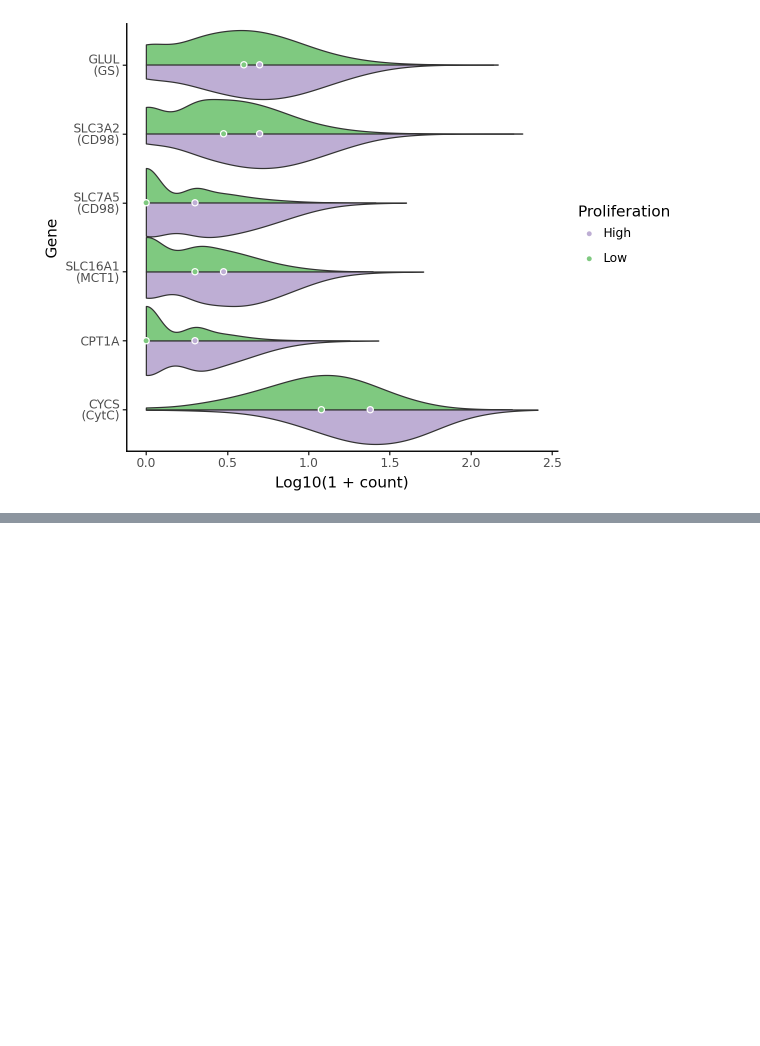
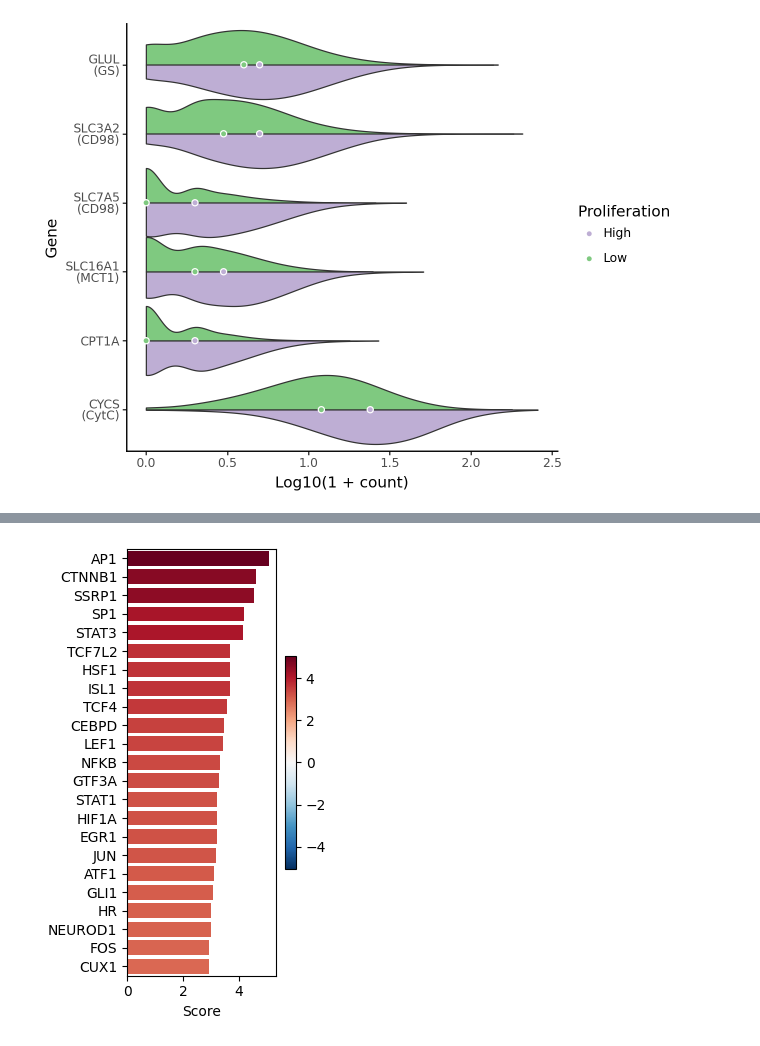
Before and after one commit to HartmannLab/MIBI-Analysis_Hamburg_CRC_TMA_2024, a Jupyter notebook: notebooks/validation/Pelka.ipynb, the cells around one changed output, grey strips where cells are left out. Cells and saved outputs as stored; diff of their text form; code cells hidden in the pictures; blank space fills up the shorter version.

Commit message:
Add enrichments for DEGs

```diff
--- a/notebooks/validation/Pelka.ipynb
+++ b/notebooks/validation/Pelka.ipynb
@@ -90,0 +95,6 @@ gp
+# %%
+enrich_healthy = pd.read_csv("../../data/pelka-reanalysis/EnrichmentProlifHealthy.csv", index_col=0)
+assert np.all(np.isclose(enrich_healthy["Malignant P-Value"], enrich_healthy["Healthy P-Value"]))
+enrich_healthy = enrich_healthy.loc[enrich_healthy["Malignant P-Value"] < 0.05]
+print(enrich_healthy.shape)
+enrich_healthy.head()
@@ -90,0 +110,7 @@ gp
+# %%
+enrich_tumor = pd.read_csv("../../data/pelka-reanalysis/EnrichmentProlifCancer.csv", index_col=0)
+# Drop LY6E and TGFBI, enriched by design
+enrich_tumor.drop(["ENSG00000160932", "ENSG00000120708"], inplace=True)
+enrich_tumor = enrich_tumor.loc[enrich_tumor["Malignant P-Value"] < 0.05]
+print(enrich_tumor.shape)
+enrich_tumor.head()
@@ -90,0 +126,14 @@ gp
+# %%
+# Merge tables
+enrich_tumor = pd.concat([enrich_tumor, enrich_healthy])
+# %%
+# See https://decoupler.readthedocs.io/en/latest/notebooks/bulk/rna.html
+import decoupler as dc
+data = pd.DataFrame(enrich_tumor["Malignant Log2 Fold Change"]).set_index(enrich_tumor["FeatureName"]).T
+
+collectri = dc.op.collectri(organism='human')
+tf_acts, tf_padj = dc.mt.ulm(data=data, net=collectri)
+msk = (tf_padj.T < 0.05).iloc[:, 0]
+tf_acts = tf_acts.loc[:, msk]
+
+tf_acts
@@ -90,0 +144,11 @@ gp
+# %%
+from matplotlib import pyplot as plt
+dc.pl.barplot(
+    data=tf_acts,
+    name='Malignant Log2 Fold Change',
+    top=25,
+    figsize=(3, 5)
+)
+plt.show()
+# %% [output]
+[figure, added]
```
Also changed, not shown: parts of 7 cells of this notebook.
